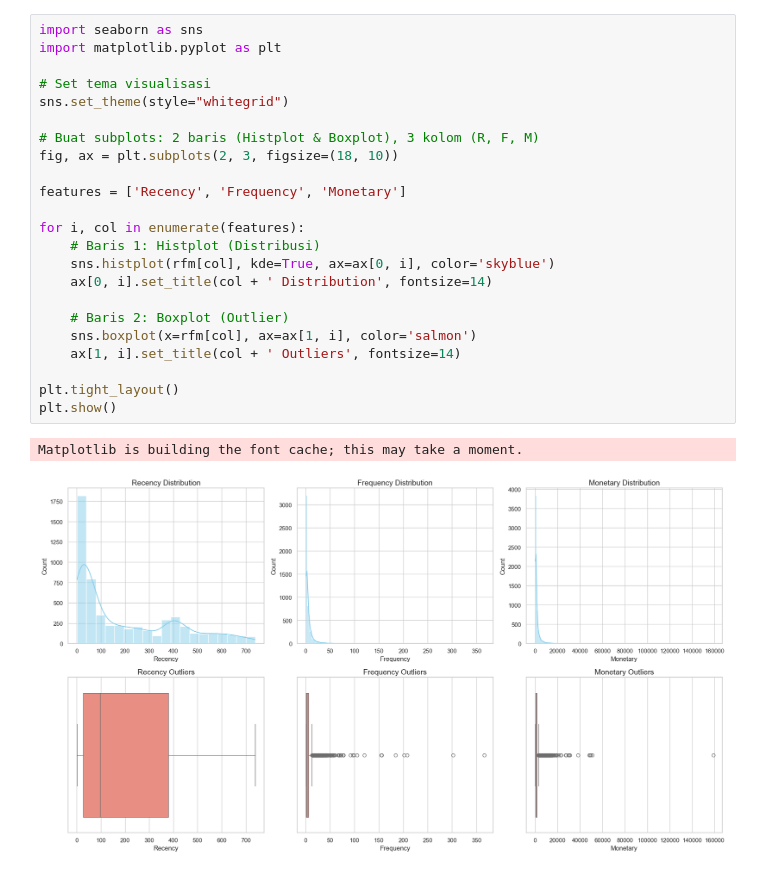
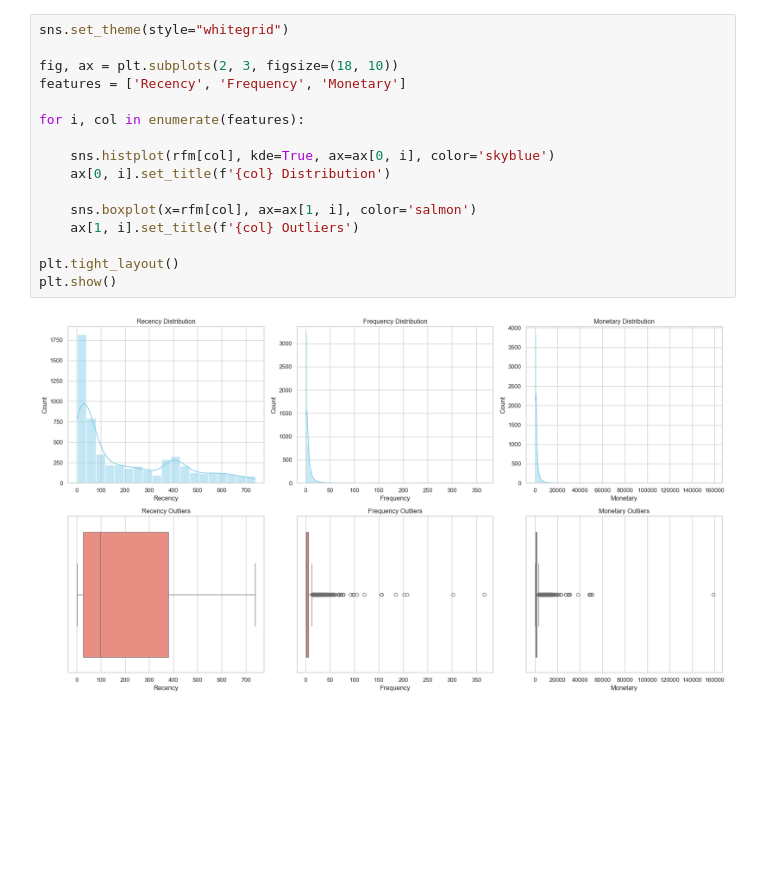
Before and after one commit to hansdarmawann/or2mrfm-1, a Jupyter notebook: notebooks/code.ipynb, the cells around one changed output. Cells and saved outputs as stored; diff of their text form; blank space fills up the shorter version.

```diff
--- a/notebooks/code.ipynb
+++ b/notebooks/code.ipynb
@@ -116,29 +127,21 @@ rfm_log.describe()
 | 75% | 5.942799 | 1.945910 | 7.255199 |
 | max | 6.606650 | 5.905362 | 11.976064 |
 # %%
-import seaborn as sns
-import matplotlib.pyplot as plt
-
-# Set tema visualisasi
 sns.set_theme(style="whitegrid")
 
-# Buat subplots: 2 baris (Histplot & Boxplot), 3 kolom (R, F, M)
 fig, ax = plt.subplots(2, 3, figsize=(18, 10))
-
 features = ['Recency', 'Frequency', 'Monetary']
 
 for i, col in enumerate(features):
-    # Baris 1: Histplot (Distribusi)
+
     sns.histplot(rfm[col], kde=True, ax=ax[0, i], color='skyblue')
-    ax[0, i].set_title(col + ' Distribution', fontsize=14)
+    ax[0, i].set_title(f'{col} Distribution')
 
-    # Baris 2: Boxplot (Outlier)
     sns.boxplot(x=rfm[col], ax=ax[1, i], color='salmon')
-    ax[1, i].set_title(col + ' Outliers', fontsize=14)
+    ax[1, i].set_title(f'{col} Outliers')
 
 plt.tight_layout()
 plt.show()
 # %% [output]
-Matplotlib is building the font cache; this may take a moment.
-[figure, old version]
+[figure, new version]
 # %%
```
Also changed, not shown: parts of 21 cells of this notebook, 2 other files.
